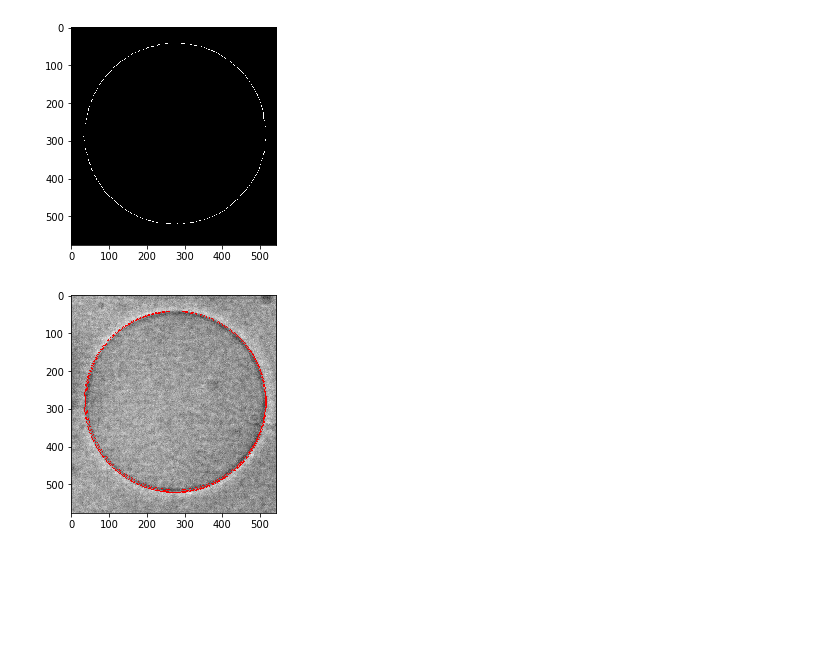
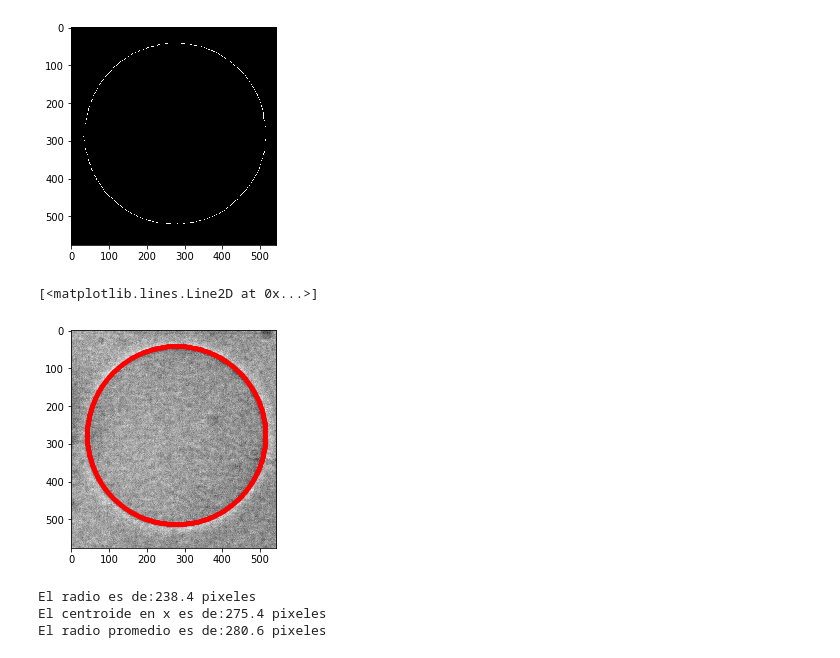
Before and after one commit to crisdabel/Herramientas-Computacionales-IMEC3602, a Jupyter notebook: Taller 5/intro_imagenes.ipynb, the cells around one changed output. Cells and saved outputs as stored; diff of their text form; code cells hidden in the pictures; blank space fills up the shorter version.

```diff
--- a/Taller 5/intro_imagenes.ipynb
+++ b/Taller 5/intro_imagenes.ipynb
@@ -235,13 +235,28 @@ hough_res = hough_circle(edges, hough_radii)
 # %%
 accums, cx, cy, radii = hough_circle_peaks(hough_res, hough_radii,
                                            total_num_peaks=5)
 fig, ax = plt.subplots(ncols=1, nrows=1, figsize=(10, 4))
 image = color.gray2rgb(image_gray)
 for center_y, center_x, radius in zip(cy, cx, radii):
     circy, circx = circle_perimeter(center_y, center_x, radius)
-    image[circy, circx] = (265, 0, 0)
-
-ax.imshow(image, cmap=plt.cm.gray)
-plt.show()
+#circy, circx = circle_perimeter(cx, cy, radii)
+    #image[circy, circx] = (265, 0, 0)
+pylab.imshow(image)
+plt.plot(circy,circx,'.r')
+#ax.imshow(image, cmap=plt.cm.gray)
+#plt.show()
 # %% [output]
+[<matplotlib.lines.Line2D at 0x...>]
-[figure, old version]
+[figure, new version]
+# %%
+rprom= np.average(radii)
+xprom= np.average(cx)
+yprom= np.average(cy)
+
+print("El radio es de:"+ str(rprom) + " pixeles")
+print("El centroide en x es de:"+ str(xprom) +" pixeles")
+print("El radio promedio es de:"+ str(yprom) +" pixeles")
+# %% [output]
+El radio es de:238.4 pixeles
+El centroide en x es de:275.4 pixeles
+El radio promedio es de:280.6 pixeles
```
